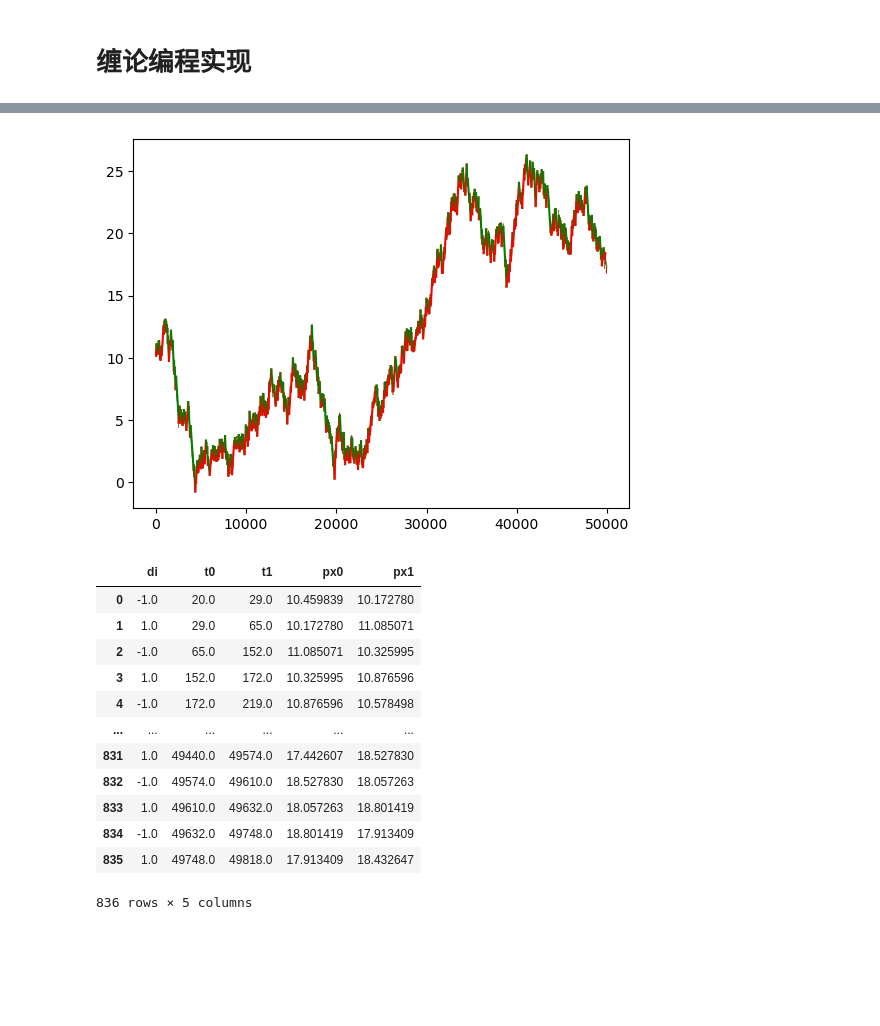
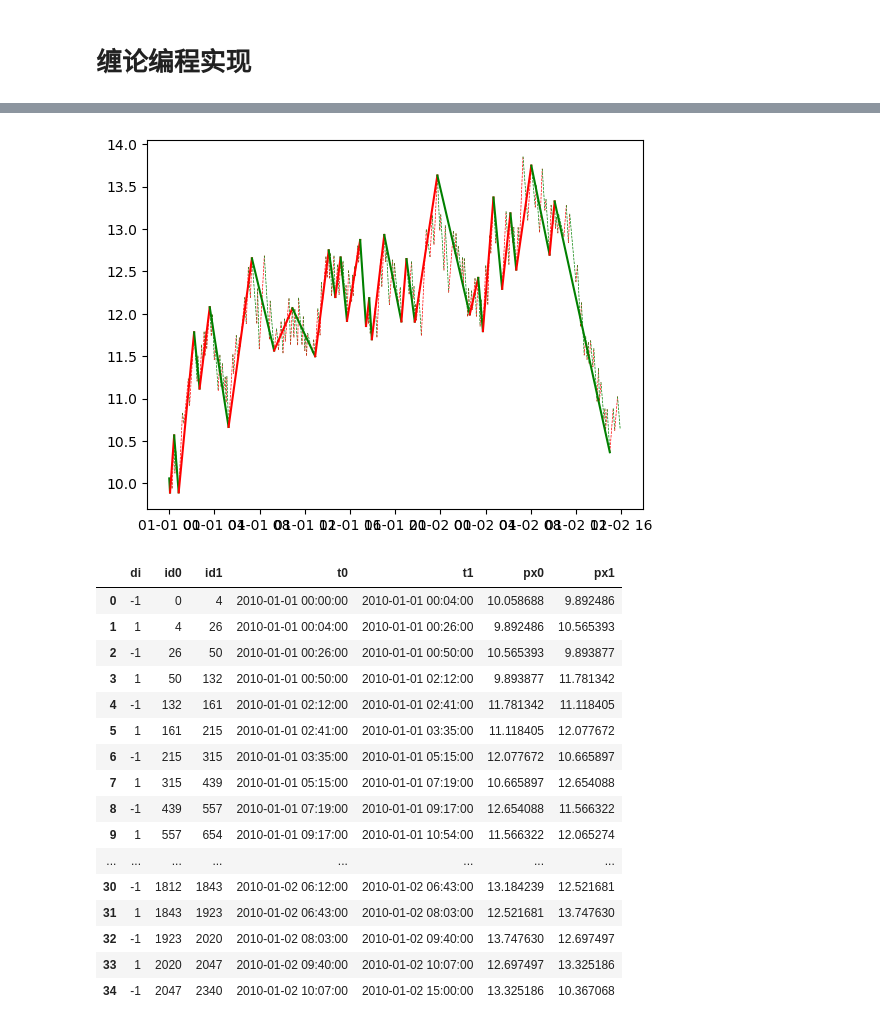
Before and after one commit to xitongsys/notes, a Jupyter notebook: finance/chanlun/example.ipynb, the cells around one changed output, grey strips where cells are left out. Cells and saved outputs as stored; diff of their text form; code cells hidden in the pictures; blank space fills up the shorter version.

```diff
--- a/finance/chanlun/example.ipynb
+++ b/finance/chanlun/example.ipynb
@@ -108,15 +108,15 @@ df_part
 # %%
-# 笔
+#%% 笔
 
 biparts = []
 for i in range(len(parts)):
-    typ, t, low, hgh = parts[i]
+    typ, id, t, low, hgh = parts[i]
     if len(biparts) == 0:
         biparts.append(parts[i])
     else:
-        ptyp, pt, plow, phgh = biparts[-1]
+        ptyp, pid, pt, plow, phgh = biparts[-1]
 
-        if (ptyp != typ) and (t-pt >= 4):
+        if (ptyp != typ) and (id-pid >= 4):
             biparts.append(parts[i])
 
         elif (ptyp == typ == 1) and (hgh >= phgh):
@@ -128,8 +128,8 @@ for i in range(len(parts)):
 
 bis = []
 for i in range(1, len(biparts)):
-    typ0, t0, low0, hgh0 = biparts[i-1]
-    typ1, t1, low1, hgh1 = biparts[i]
+    typ0, id0, t0, low0, hgh0 = biparts[i-1]
+    typ1, id1, t1, low1, hgh1 = biparts[i]
 
     px0 = low0 if typ0 == -1 else hgh0
     px1 = low1 if typ1 == -1 else hgh1
@@ -137,16 +137,17 @@ for i in range(1, len(biparts)):
     # 方向，1：向上，-1：向下
     di = 1 if px1 > px0 else -1
 
-    bis.append((di, t0, t1, px0, px1))
+    bis.append((di, id0, id1, t0, t1, px0, px1))
 
 # 笔
-df_bi = pd.DataFrame(data=bis, columns=['di', 't0','t1','px0','px1'])
+df_bi = pd.DataFrame(data=bis, columns=['di', 'id0','id1','t0','t1','px0','px1'])
 
 
 # plot
 fig,ax = plt.subplots()
-_ = candlestick_ohlc(ax, df_ckline.values)
-for di,t0,t1,px0,px1 in df_bi.values:
+#_ = candlestick_ohlc(ax, df_ckline.values)
+
+for di,id0,id1,t0,t1,px0,px1 in df_bi.values:
     _ = ax.plot([t0,t1],[px0,px1],color=['','r','g'][int(di)])
 plt.show()
 
@@ -169,5 +170,5 @@ df_bi
 # %%
-# 线段
+#%% 线段
 
 segs = []
 
@@ -203,12 +204,12 @@ while len(bis) > 3:
                 found = False
                 plow,phgh = x2.px1,x2.px0
                 for i in range(5,len(bis),2):
-                    di,t0,t1,hgh,low = bis.iloc[i]
+                    di,id0,id1,t0,t1,hgh,low = bis.iloc[i]
 
                     # 找到顶分型
                     if hgh < phgh and low < plow:
                         s_b, s_e = s1, bis.iloc[i-3] # 线段 开始/结尾 的向上笔
-                        segs.append((1, s_b.t0, s_e.t1, s_b.px0, s_e.px1))
+                        segs.append((1, s_b.id0, s_e.id1,s_b.t0, s_e.t1, s_b.px0, s_e.px1))
 
                         bis = bis.iloc[i-2:]
                         found = True
@@ -256,7 +257,7 @@ while len(bis) > 3:
                     # 找到底分型
                     if low > plow and hgh > phgh:
                         s_b, s_e = x1, bis.iloc[i-3] # 线段 开始/结尾 的向下笔
-                        segs.append((-1, s_b.t0, s_e.t1, s_b.px0, s_e.px1))
+                        segs.append((-1, s_b.id0, s_e.id1, s_b.t0, s_e.t1, s_b.px0, s_e.px1))
 
                         bis = bis.iloc[i-2:]
                         found = True
@@ -285,12 +286,12 @@ while len(bis) > 3:
             found = False
             plow,phgh = x1.px1,x1.px0
             for i in range(3,len(bis),2):
-                di,t0,t1,hgh,low = bis.iloc[i]
+                di,id0,id1,t0,t1,hgh,low = bis.iloc[i]
 
                 # 找到顶分型
                 if hgh < phgh and low < plow:
                     s_b, s_e = s1, bis.iloc[i-3] # 线段 开始/结尾 的向上笔
-                    segs.append((1, s_b.t0, s_e.t1, s_b.px0, s_e.px1))
+                    segs.append((1, s_b.id0, s_e.id1, s_b.t0, s_e.t1, s_b.px0, s_e.px1))
 
                     bis = bis.iloc[i-2:]
                     found = True
@@ -310,56 +311,60 @@ while len(bis) > 3:
             found = False
             plow,phgh = s1.px0,s1.px1
             for i in range(3,len(bis),2):
-                di,t0,t1,low,hgh = bis.iloc[i]
+                di,id0,id1,t0,t1,low,hgh = bis.iloc[i]
 
                 # 找到底分型
                 if low > plow and hgh > phgh:
                     s_b, s_e = x1, bis.iloc[i-3] # 线段 开始/结尾 的向下笔
-                    segs.append((-1, s_b.t0, s_e.t1, s_b.px0, s_e.px1))
+                    segs.append((-1, s_b.id0, s_e.id1, s_b.t0, s_e.t1, s_b.px0, s_e.px1))
 
                     bis = bis.iloc[i-2:]
                     found = True
 
                     break
                 plow,phgh = min(plow,low),min(phgh,hgh)
 
             # 未找到底分型，结束
             if not found:
                 break
 
 
 
 # 线段
-df_seg = pd.DataFrame(data=segs, columns=['di', 't0','t1','px0','px1'])
+df_seg = pd.DataFrame(data=segs, columns=['di','id0','id1','t0','t1','px0','px1'])
 
 
 # plot
 fig,ax = plt.subplots()
 #_ = candlestick_ohlc(ax, df_ckline.values)
 
 # plot 笔
-for di,t0,t1,px0,px1 in df_bi.values:
+for di,id0,id1,t0,t1,px0,px1 in df_bi.values:
     _ = ax.plot([t0,t1],[px0,px1],'--',color=['','r','g'][int(di)], linewidth=0.5)
 
 # plot 线段
-for di,t0,t1,px0,px1 in df_seg.values:
+for di,id0,id1,t0,t1,px0,px1 in df_seg.values:
     _ = ax.plot([t0,t1],[px0,px1],color=['','r','g'][int(di)], linewidth=1.5)
 
 plt.show()
 
 df_seg
 # %% [output]
-[figure, old version]
+[figure, new version]
-|  | di | t0 | t1 | px0 | px1 |
-| 0 | -1.0 | 20.0 | 29.0 | 10.459839 | 10.172780 |
-| 1 | 1.0 | 29.0 | 65.0 | 10.172780 | 11.085071 |
-| 2 | -1.0 | 65.0 | 152.0 | 11.085071 | 10.325995 |
-| 3 | 1.0 | 152.0 | 172.0 | 10.325995 | 10.876596 |
-| 4 | -1.0 | 172.0 | 219.0 | 10.876596 | 10.578498 |
-| ... | ... | ... | ... | ... | ... |
-| 831 | 1.0 | 49440.0 | 49574.0 | 17.442607 | 18.527830 |
-| 832 | -1.0 | 49574.0 | 49610.0 | 18.527830 | 18.057263 |
-| 833 | 1.0 | 49610.0 | 49632.0 | 18.057263 | 18.801419 |
-| 834 | -1.0 | 49632.0 | 49748.0 | 18.801419 | 17.913409 |
-| 835 | 1.0 | 49748.0 | 49818.0 | 17.913409 | 18.432647 |
+|  | di | id0 | id1 | t0 | t1 | px0 | px1 |
+| 0 | -1 | 0 | 4 | 2010-01-01 00:00:00 | 2010-01-01 00:04:00 | 10.058688 | 9.892486 |
+| 1 | 1 | 4 | 26 | 2010-01-01 00:04:00 | 2010-01-01 00:26:00 | 9.892486 | 10.565393 |
+| 2 | -1 | 26 | 50 | 2010-01-01 00:26:00 | 2010-01-01 00:50:00 | 10.565393 | 9.893877 |
+| 3 | 1 | 50 | 132 | 2010-01-01 00:50:00 | 2010-01-01 02:12:00 | 9.893877 | 11.781342 |
+| 4 | -1 | 132 | 161 | 2010-01-01 02:12:00 | 2010-01-01 02:41:00 | 11.781342 | 11.118405 |
+| 5 | 1 | 161 | 215 | 2010-01-01 02:41:00 | 2010-01-01 03:35:00 | 11.118405 | 12.077672 |
+| 6 | -1 | 215 | 315 | 2010-01-01 03:35:00 | 2010-01-01 05:15:00 | 12.077672 | 10.665897 |
+| 7 | 1 | 315 | 439 | 2010-01-01 05:15:00 | 2010-01-01 07:19:00 | 10.665897 | 12.654088 |
+| 8 | -1 | 439 | 557 | 2010-01-01 07:19:00 | 2010-01-01 09:17:00 | 12.654088 | 11.566322 |
+| 9 | 1 | 557 | 654 | 2010-01-01 09:17:00 | 2010-01-01 10:54:00 | 11.566322 | 12.065274 |
+| ... | ... | ... | ... | ... | ... | ... | ... |
+| 30 | -1 | 1812 | 1843 | 2010-01-02 06:12:00 | 2010-01-02 06:43:00 | 13.184239 | 12.521681 |
+| 31 | 1 | 1843 | 1923 | 2010-01-02 06:43:00 | 2010-01-02 08:03:00 | 12.521681 | 13.747630 |
+| 32 | -1 | 1923 | 2020 | 2010-01-02 08:03:00 | 2010-01-02 09:40:00 | 13.747630 | 12.697497 |
+| 33 | 1 | 2020 | 2047 | 2010-01-02 09:40:00 | 2010-01-02 10:07:00 | 12.697497 | 13.325186 |
+| 34 | -1 | 2047 | 2340 | 2010-01-02 10:07:00 | 2010-01-02 15:00:00 | 13.325186 | 10.367068 |
-836 rows × 5 columns
```
Also changed, not shown: parts of 6 cells of this notebook.
